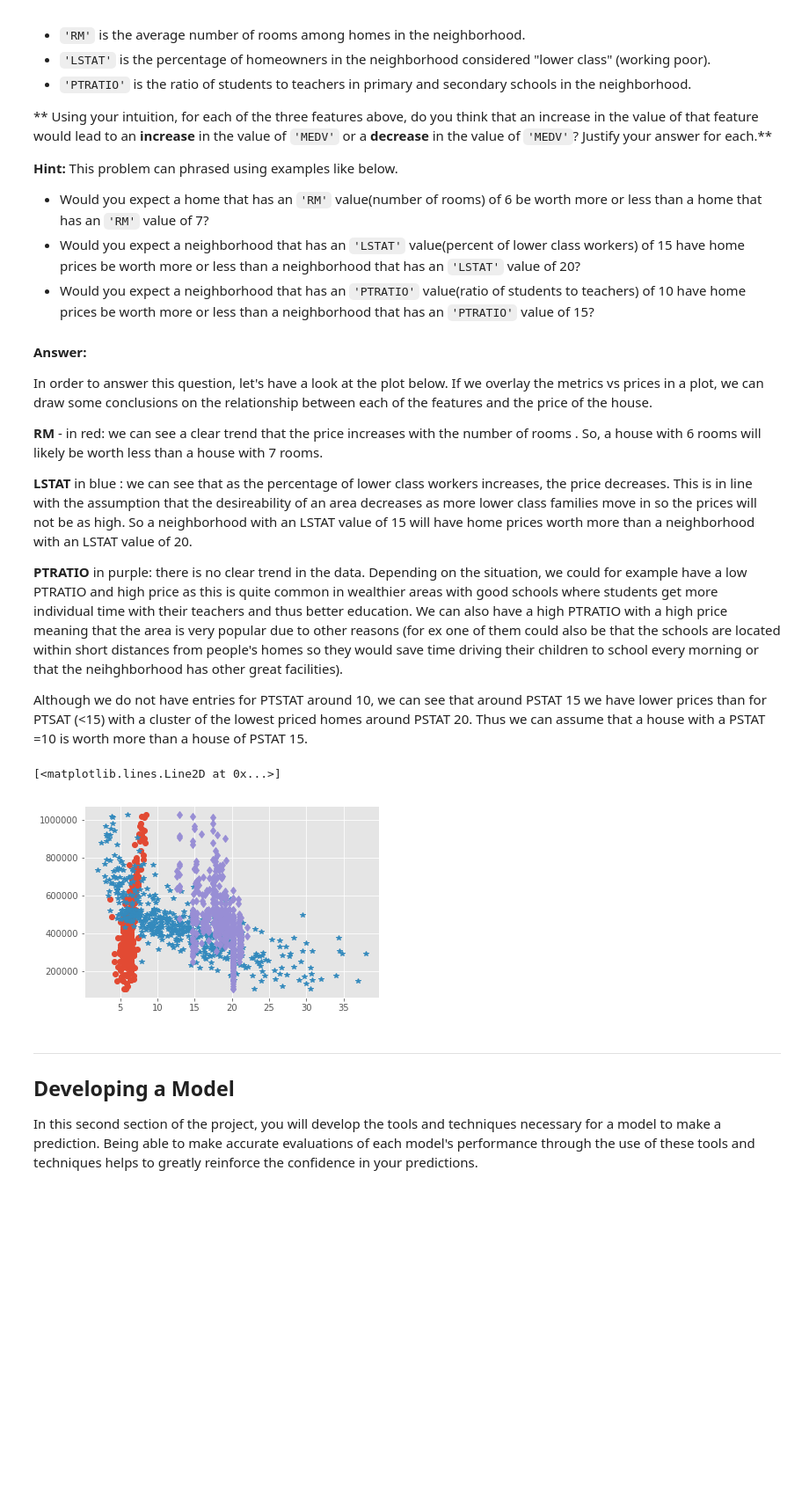
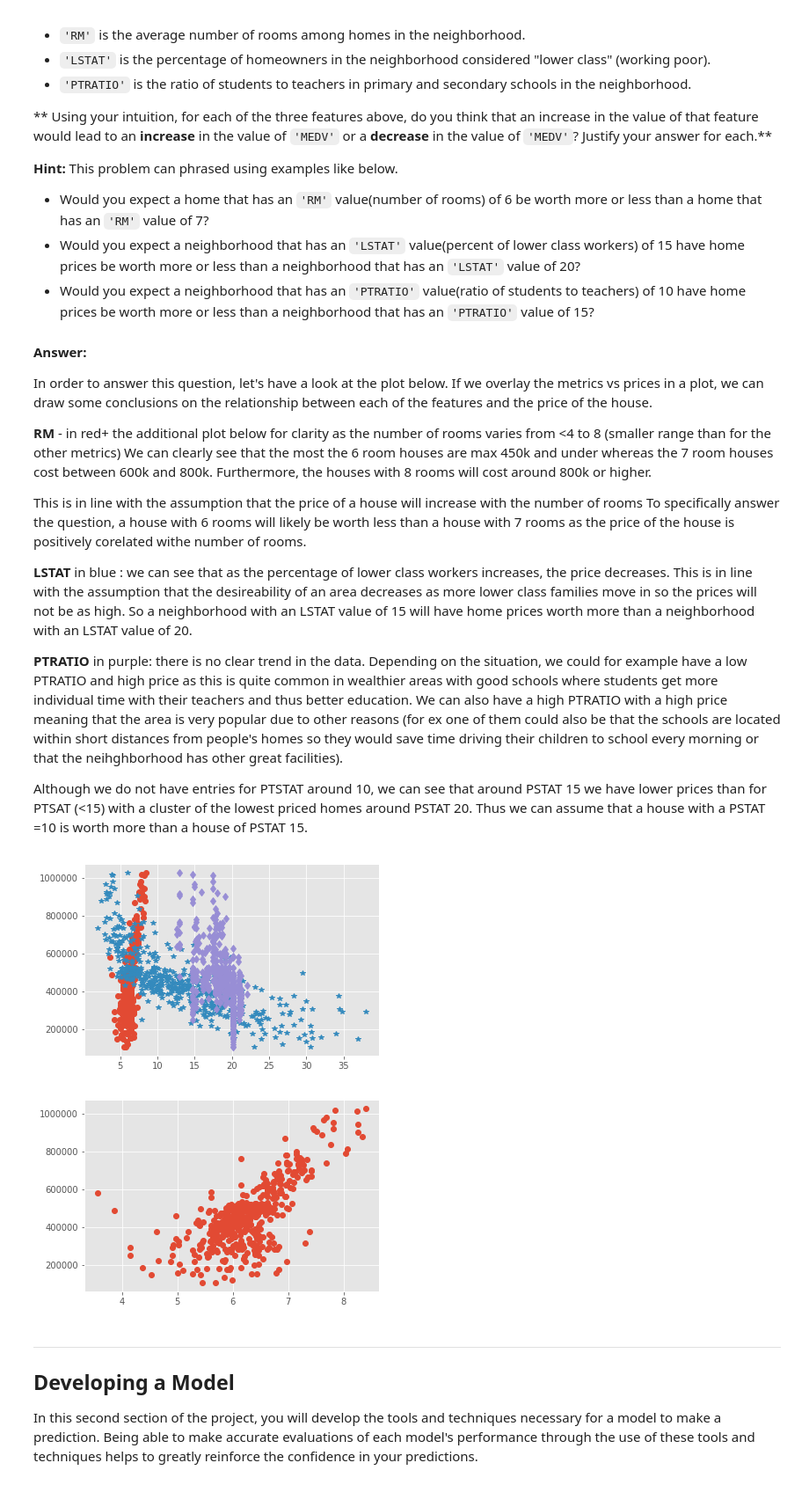
Before and after one commit to andratolbus/udacity-predicting-boston-housing-prices, a Jupyter notebook: boston_housing.ipynb, the cells around one changed output. Shown at 88% size. Saved outputs shown, nothing was run; the diff lists cells and outputs as text; code cells hidden in the pictures; blank space fills up the shorter version.

```diff
--- a/boston_housing.ipynb
+++ b/boston_housing.ipynb
@@ -104,8 +104,12 @@ As a reminder, we are using three features from the Boston housing dataset: `'RM
 In order to answer this question, let's have a look at the plot below.
 If we overlay the metrics vs prices in a plot, we can draw some conclusions on the relationship between each of the  features and the price of the house.
 
-**RM** - in red: we can see a clear trend that the price increases with the number of rooms .
-So, a house with 6 rooms will likely be worth less than a house with 7 rooms.
+**RM** - in red+ the additional plot below for clarity as the number of rooms varies from <4 to 8 (smaller range than for the other metrics)
+We can clearly see that the most the 6 room houses are max 450k and under whereas the 7 room houses cost between 600k and 800k.
+Furthermore, the houses with 8 rooms will cost around 800k or higher.
+
+This is in line with the assumption that the price of a house will increase with the number of rooms
+To specifically answer the question, a house with 6 rooms will likely be worth less than a house with 7 rooms as the price of the house is positively corelated withe number of rooms.
 
 **LSTAT** in blue : we can see that as the percentage of lower class workers increases, the price decreases. This is in line with the assumption that the desireability of an area decreases as more lower class families move in so the prices will not be as high.
 So a neighborhood with an LSTAT value of 15 will have home prices worth more than a neighborhood with an LSTAT value of 20.
@@ -116,16 +120,20 @@ Although we do not have entries for PTSTAT around 10, we can see that around PST
 # %%
 import matplotlib.pyplot as myplt
 import matplotlib.pyplot as plt
 
 plt.style.use('ggplot')
 
-
+plt.figure(1)
 plt.plot(features.RM,prices, 'o')
 plt.plot(features.LSTAT , prices , '*')
 plt.plot(features.PTRATIO , prices , 'd')
+
+plt.figure(2)
+plt.plot(features.RM,prices, 'o')
+plt.show()
 # %% [output]
-[<matplotlib.lines.Line2D at 0x...>]
 [figure]
+[figure, added]
 # %% [markdown]
 ----
 
```
Also changed, not shown: parts of 5 cells of this notebook, 1 other file.
